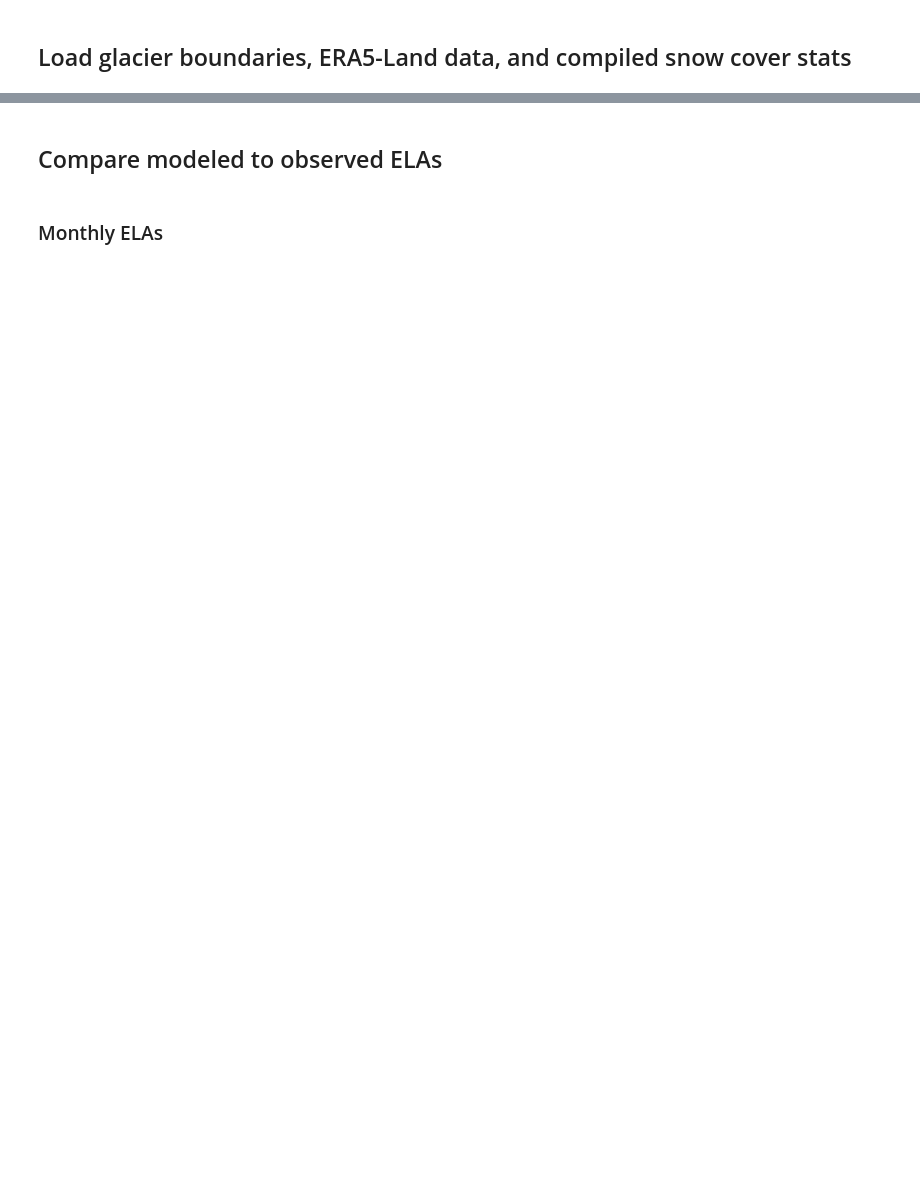
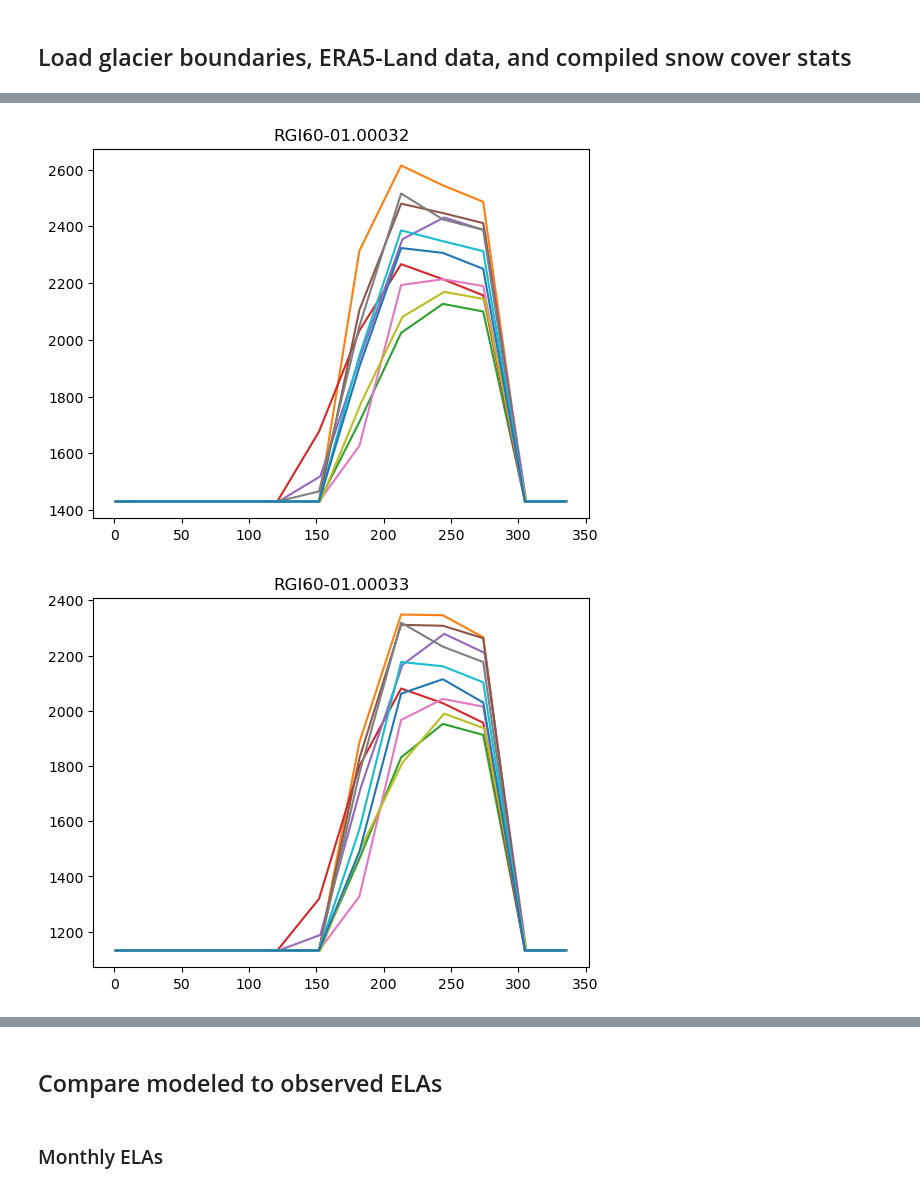
Before and after one commit to RaineyAbe/snow-cover-mapping-application, a Jupyter notebook: notebooks/4_ELA_PDD_sensitivities.ipynb, the cells around one changed output, grey strips where cells are left out. Cells and saved outputs as stored; diff of their text form; code cells hidden in the pictures; blank space fills up the shorter version.

```diff
--- a/notebooks/4_ELA_PDD_sensitivities.ipynb
+++ b/notebooks/4_ELA_PDD_sensitivities.ipynb
@@ -171,0 +297,15 @@ mod_elas_monthly
+# %%
+mod_elas_monthly['Year'] = pd.DatetimeIndex(mod_elas_monthly['Date']).year
+mod_elas_monthly['DOY'] = pd.DatetimeIndex(mod_elas_monthly['Date']).dayofyear
+for rgi_id in mod_elas_monthly['RGIId'].drop_duplicates().values[0:10]:
+    mod_elas_monthly_site = mod_elas_monthly.loc[mod_elas_monthly['RGIId']==rgi_id]
+
+    plt.figure()
+    for year in mod_elas_monthly_site['Year'].drop_duplicates().values:
+        plt.plot(mod_elas_monthly_site.loc[mod_elas_monthly_site['Year']==year, 'DOY'],
+                 mod_elas_monthly_site.loc[mod_elas_monthly_site['Year']==year, 'ELA_m'], '-')
+    plt.title(rgi_id)
+    plt.show()
+# %% [output]
+[figure, added]
+[figure, added]
```
Also changed, not shown: parts of 43 cells of this notebook, 5 other files.
